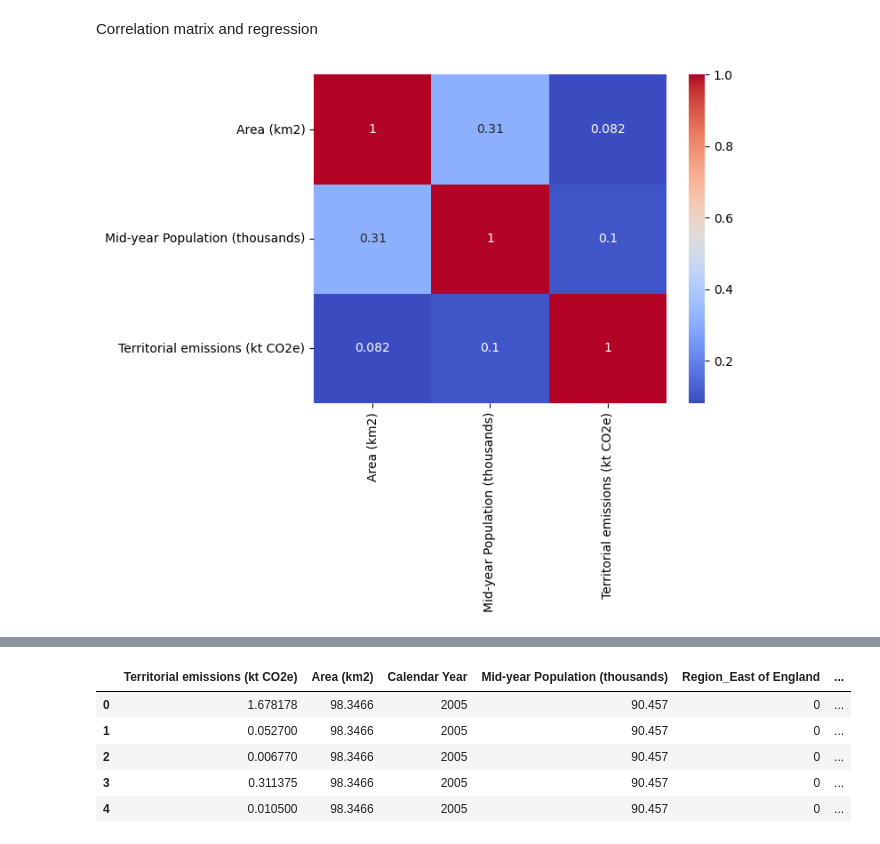
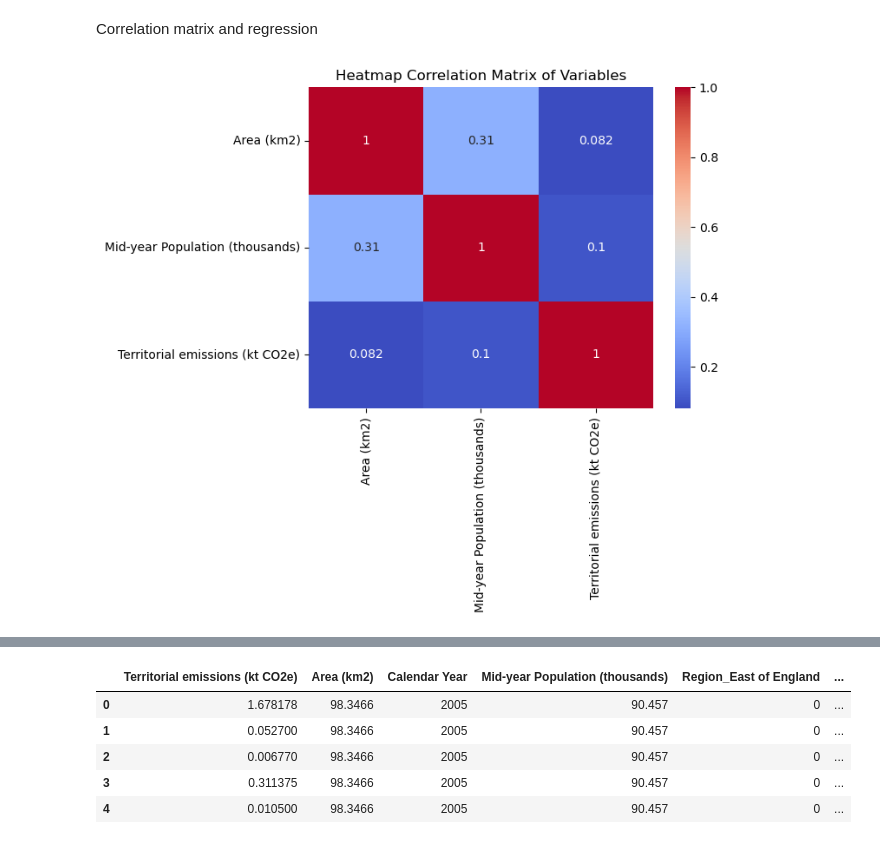
Before and after one commit to Jessiemace/Emissions, a Jupyter notebook: Emissions.ipynb, the cells around one changed output, grey strips where cells are left out. Cells and saved outputs as stored; diff of their text form; code cells hidden in the pictures.

```diff
--- a/Emissions.ipynb
+++ b/Emissions.ipynb
@@ -570,9 +508,10 @@ Correlation matrix and regression
 England_regression = England[['Region','LA GHG Sector','Territorial emissions (kt CO2e)', 'Area (km2)', 'Calendar Year', 'Mid-year Population (thousands)']]
 # %%
 sns.heatmap(England_regression[['Area (km2)', 'Mid-year Population (thousands)', 'Territorial emissions (kt CO2e)']].corr(), annot=True, cmap='coolwarm')
+plt.title('Heatmap Correlation Matrix of Variables')
 plt.show()
 # %% [output]
-[figure, old version]
+[figure, new version]
 # %%
 #using two variables
 
```
Also changed, not shown: parts of 30 cells of this notebook, 1 other file.
